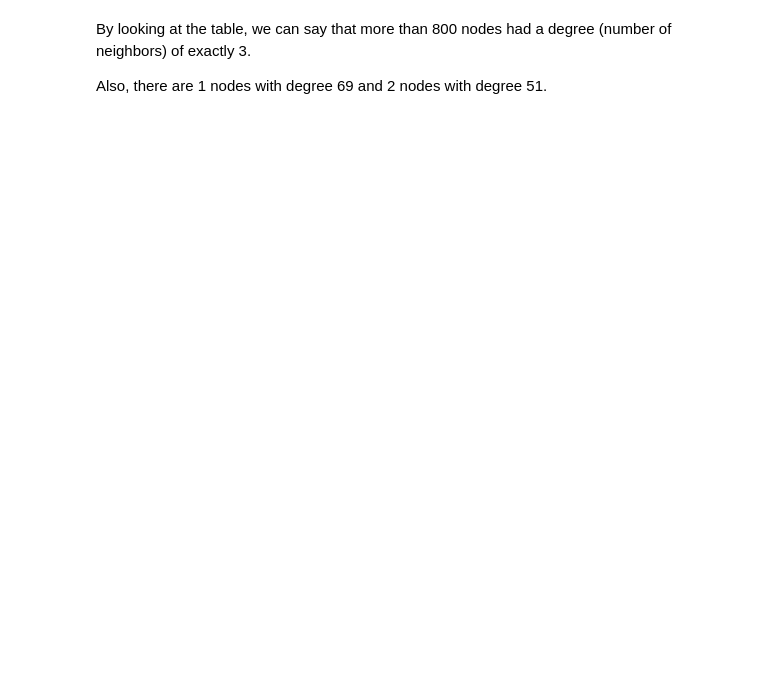
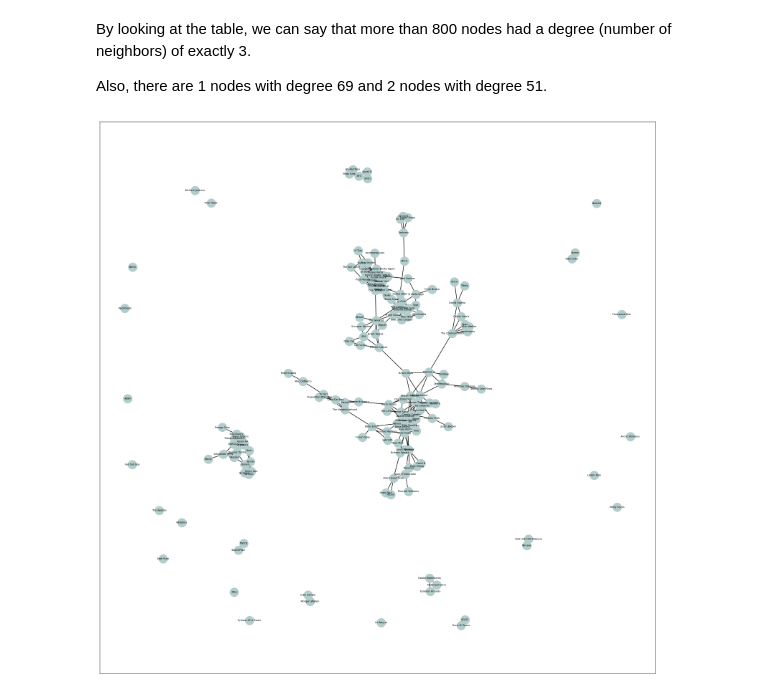
Before and after one commit to mariam-diab/spotify-artist-network, a Jupyter notebook: spotify-artist-network-abdelhalimhafez-v3.ipynb, the cells around one changed output. Drawn from its saved outputs; the diff is of its cells as text; code cells hidden in the pictures; blank space fills up the shorter version.

```diff
--- a/spotify-artist-network-abdelhalimhafez-v3.ipynb
+++ b/spotify-artist-network-abdelhalimhafez-v3.ipynb
@@ -202,7 +209,8 @@ By looking at the table, we can say that more than 800 nodes had a degree (numbe
 
 Also, there are 1 nodes with degree 69 and 2 nodes with degree 51.
 # %%
-G.remove_node('Joey Bada$$')
 np.random.seed(0)
 plt.figure(figsize=(20,20))
 nx.draw_networkx(G, with_labels=True, node_color=(.7,.8,.8), font_size=5)
+# %% [output]
+[figure, added]
```
Also changed, not shown: parts of 4 cells of this notebook, 4 other files.
